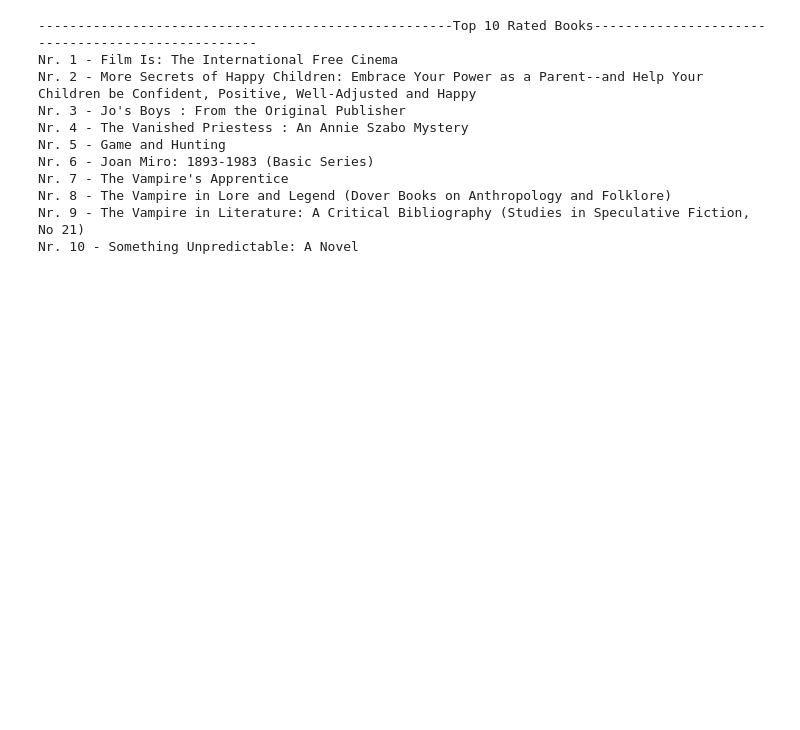
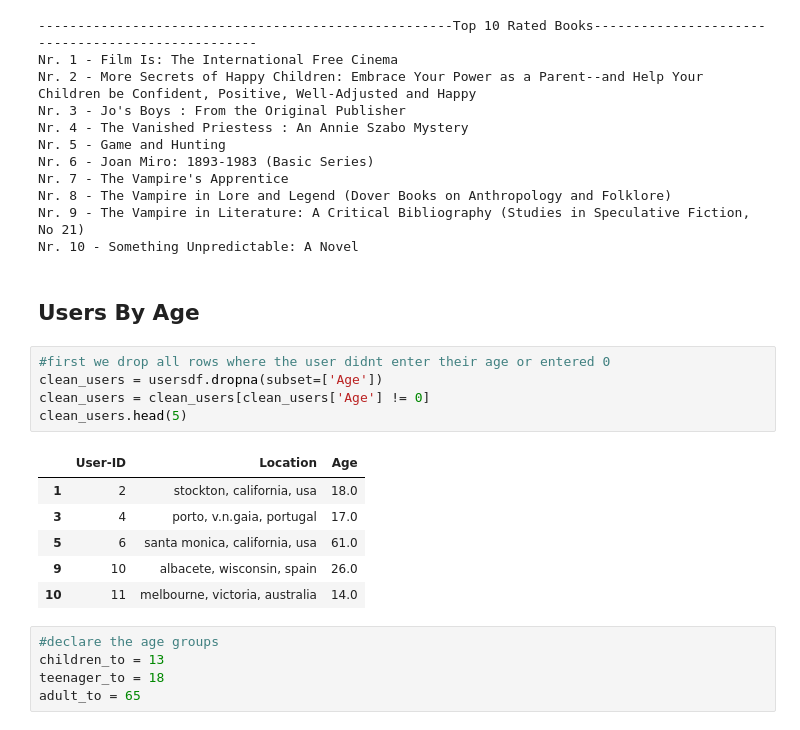
Before and after one commit to andresgr96/PBD-Group15, a Jupyter notebook: FinalProject.ipynb, the cells around one changed output. Saved outputs shown, nothing was run; the diff lists cells and outputs as text; blank space fills up the shorter version.

```diff
--- a/FinalProject.ipynb
+++ b/FinalProject.ipynb
@@ -151,3 +152,22 @@ Nr. 7 - The Vampire's Apprentice
 Nr. 8 - The Vampire in Lore and Legend (Dover Books on Anthropology and Folklore)
 Nr. 9 - The Vampire in Literature: A Critical Bibliography (Studies in Speculative Fiction, No 21)
 Nr. 10 - Something Unpredictable: A Novel
+# %% [markdown]
+## Users By Age
+# %%
+#first we drop all rows where the user didnt enter their age or entered 0
+clean_users = usersdf.dropna(subset=['Age'])
+clean_users = clean_users[clean_users['Age'] != 0]
+clean_users.head(5)
+# %% [output]
+|  | User-ID | Location | Age |
+| 1 | 2 | stockton, california, usa | 18.0 |
+| 3 | 4 | porto, v.n.gaia, portugal | 17.0 |
+| 5 | 6 | santa monica, california, usa | 61.0 |
+| 9 | 10 | albacete, wisconsin, spain | 26.0 |
+| 10 | 11 | melbourne, victoria, australia | 14.0 |
+# %%
+#declare the age groups
+children_to = 13
+teenager_to = 18
+adult_to = 65
```
Also changed, not shown: parts of 3 cells of this notebook.
